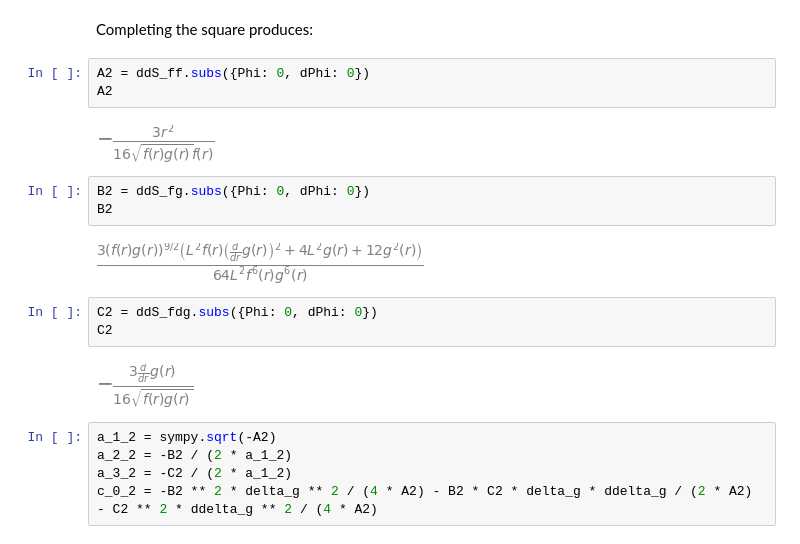
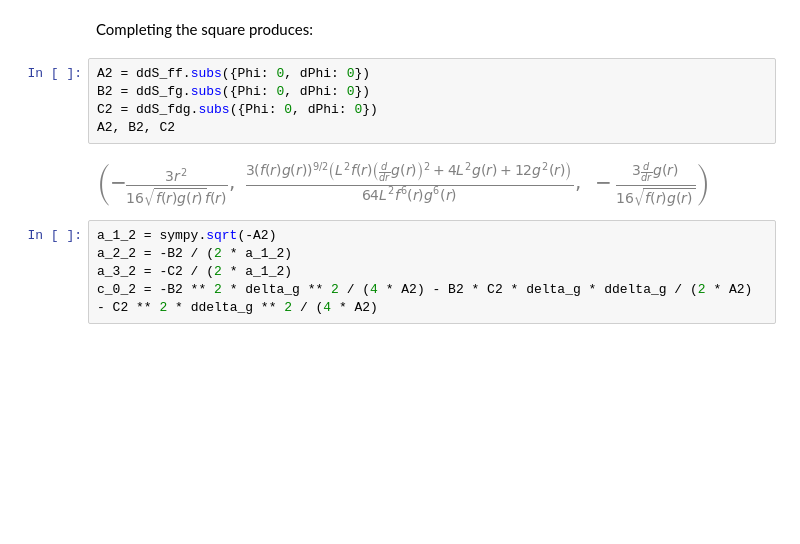
Before and after one commit to jchryssanthacopoulos/wormholes, a Jupyter notebook: second_order_action_analysis.ipynb, the cells around one changed output. Drawn from its saved outputs; the diff is of its cells as text; blank space fills up the shorter version.

```diff
--- a/second_order_action_analysis.ipynb
+++ b/second_order_action_analysis.ipynb
@@ -448,19 +452,11 @@ action_f_phi_0
 Completing the square produces:
 # %%
 A2 = ddS_ff.subs({Phi: 0, dPhi: 0})
-A2
+B2 = ddS_fg.subs({Phi: 0, dPhi: 0})
+C2 = ddS_fdg.subs({Phi: 0, dPhi: 0})
+A2, B2, C2
 # %% [output]
-[figure, old version]
+[figure, new version]
-# %%
-B2 = ddS_fg.subs({Phi: 0, dPhi: 0})
-B2
-# %% [output]
-[figure, removed]
-# %%
-C2 = ddS_fdg.subs({Phi: 0, dPhi: 0})
-C2
-# %% [output]
-[figure, removed]
 # %%
 a_1_2 = sympy.sqrt(-A2)
 a_2_2 = -B2 / (2 * a_1_2)
```
Also changed, not shown: parts of 6 cells of this notebook.
